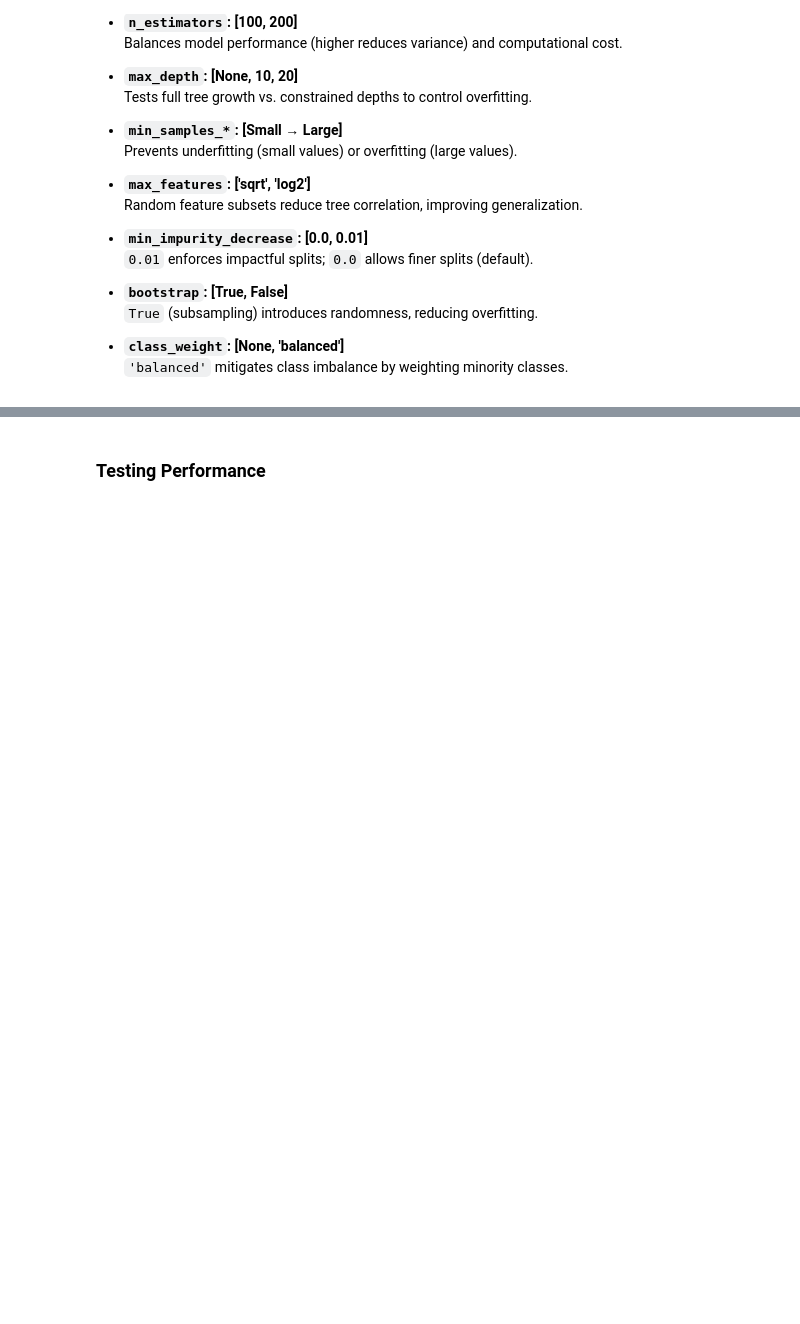
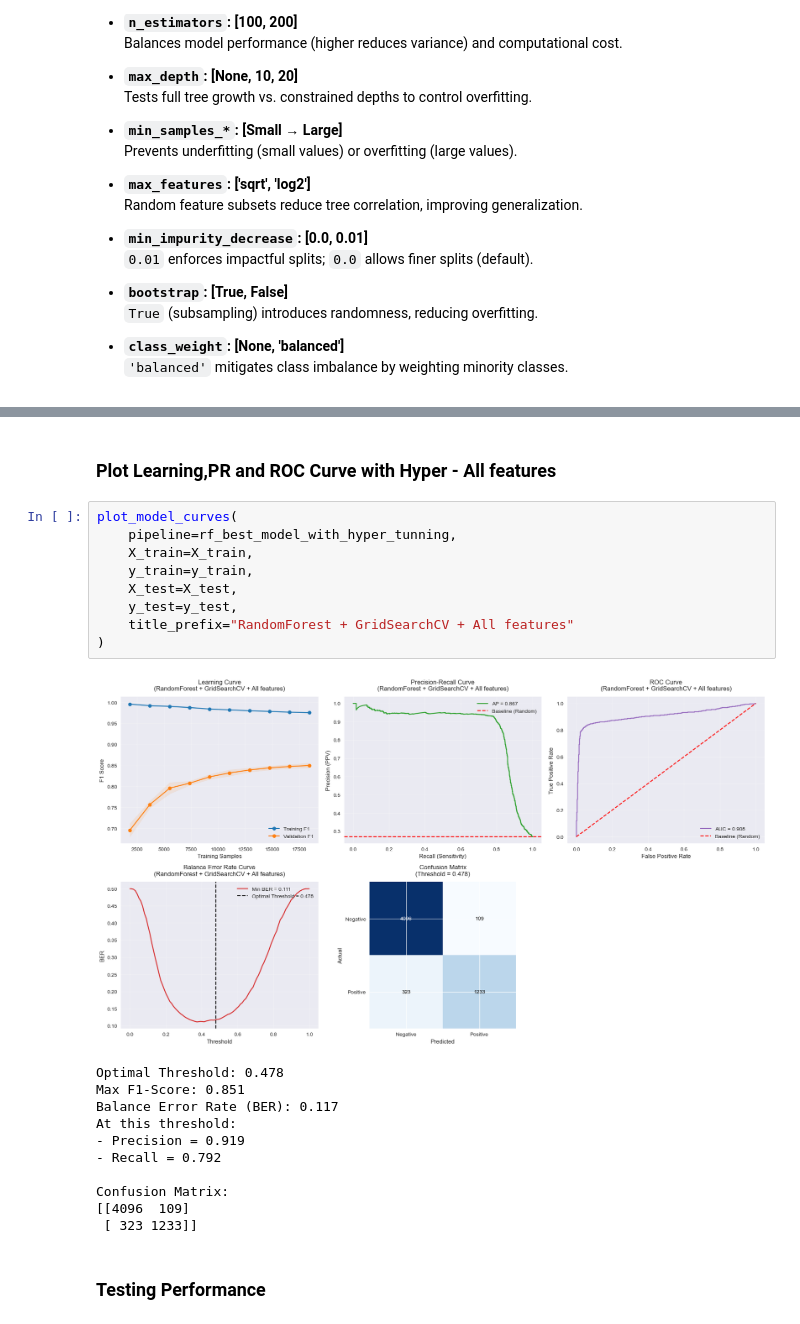
Before and after one commit to sumeetraheja/uol-module2-insurance, a Jupyter notebook: Assessment.ipynb, the cells around one changed output, grey strips where cells are left out. Cells and saved outputs as stored; diff of their text form; blank space fills up the shorter version.

```diff
--- a/Assessment.ipynb
+++ b/Assessment.ipynb
@@ -2045,3 +2348,26 @@ At this threshold:
+# %% [markdown]
+### Plot Learning,PR and ROC Curve with Hyper - **All** features
+# %%
+plot_model_curves(
+    pipeline=rf_best_model_with_hyper_tunning,
+    X_train=X_train,
+    y_train=y_train,
+    X_test=X_test,
+    y_test=y_test,
+    title_prefix="RandomForest + GridSearchCV + All features"
+)
+# %% [output]
+[figure, added]
+Optimal Threshold: 0.478
+Max F1-Score: 0.851
+Balance Error Rate (BER): 0.117
+At this threshold:
+- Precision = 0.919
+- Recall = 0.792
+
+Confusion Matrix:
+[[4096  109]
+ [ 323 1233]]
 # %% [markdown]
 ### Testing Performance
 # %% [markdown]
```
Also changed, not shown: parts of 31 cells of this notebook.
